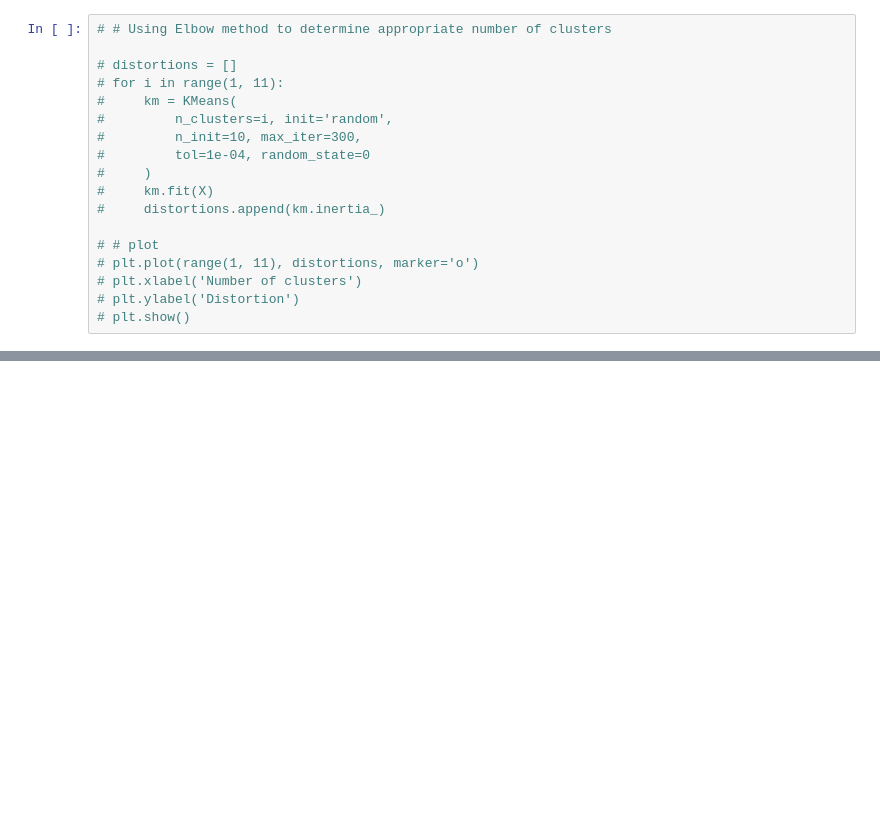
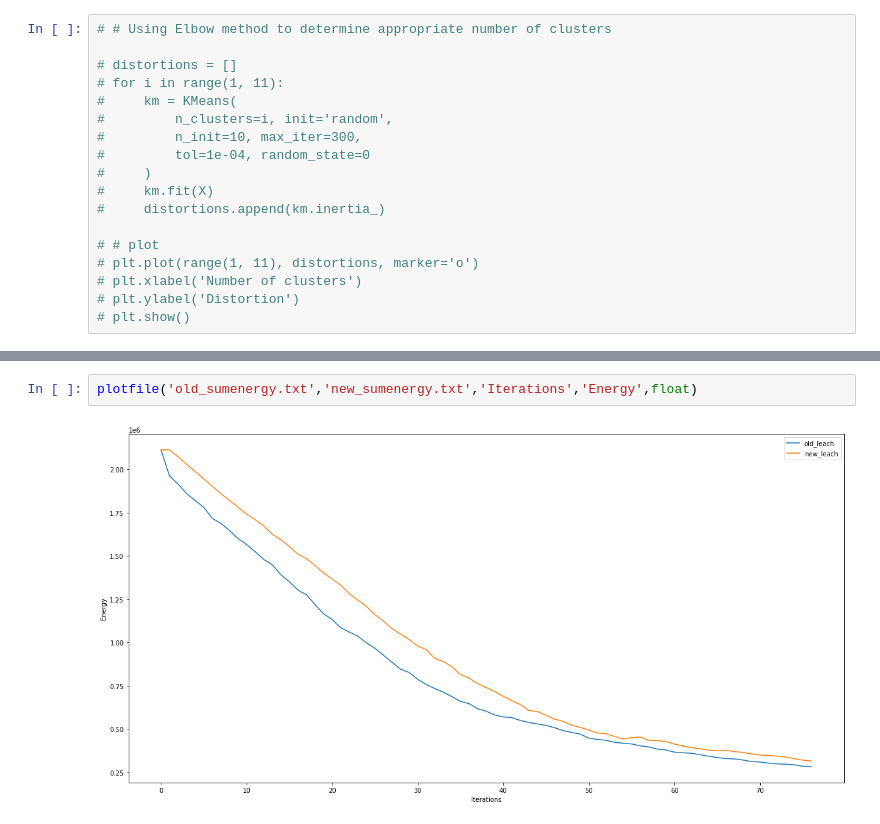
Before and after one commit to HarshitCodex/WSN-Clustering, a Jupyter notebook: K_Means/wsn_clust_blobs.ipynb, the cells around one changed output, grey strips where cells are left out. Drawn from its saved outputs; the diff is of its cells as text; blank space fills up the shorter version.

```diff
--- a/K_Means/wsn_clust_blobs.ipynb
+++ b/K_Means/wsn_clust_blobs.ipynb
@@ -233,0 +551,4 @@ plt.show()
+# %%
+plotfile('old_sumenergy.txt','new_sumenergy.txt','Iterations','Energy',float)
+# %% [output]
+[figure, added]
```
Also changed, not shown: parts of 28 cells of this notebook, 8 other files.
